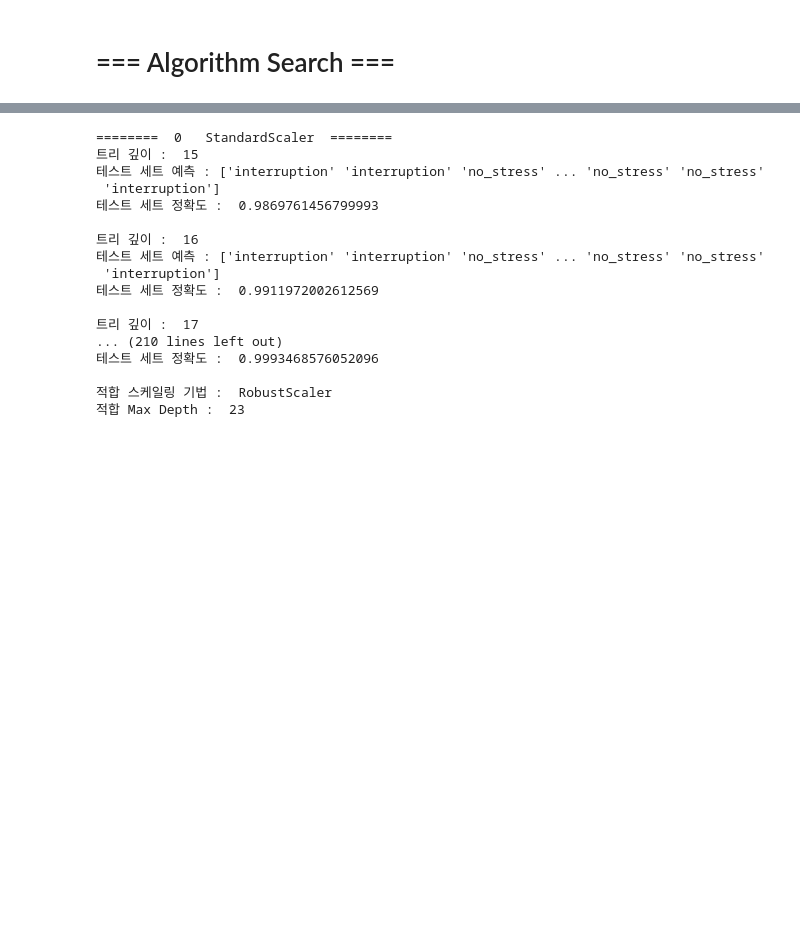
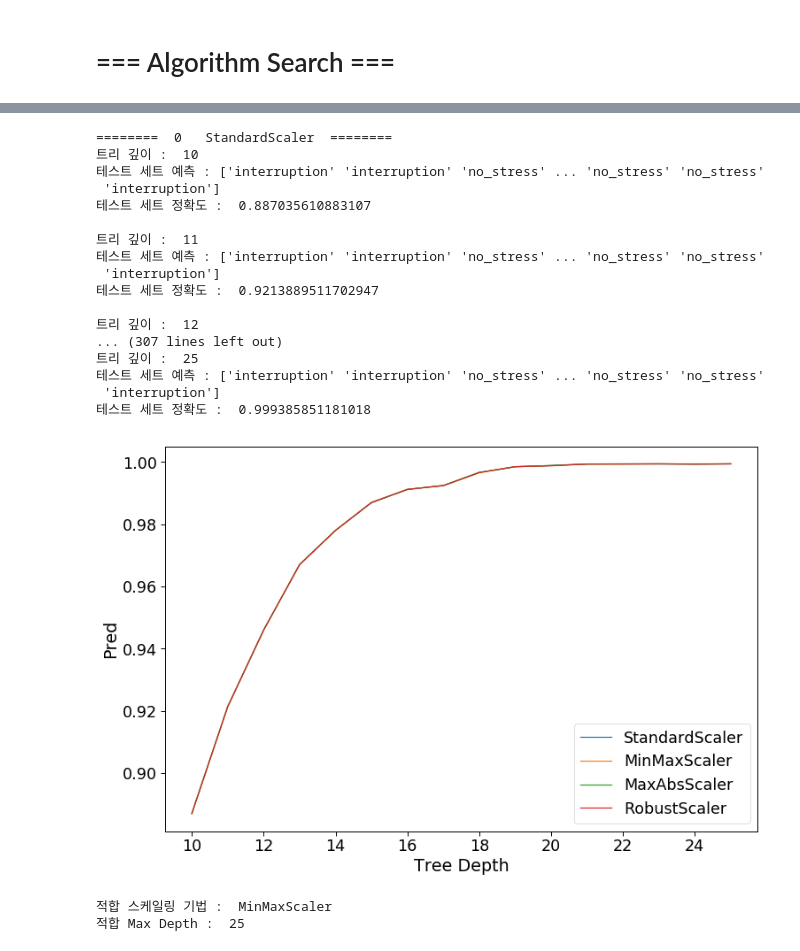
Before and after one commit to KimYaKi/JupyterBigDataExercise, a Jupyter notebook: NewBigDataProject.ipynb, the cells around one changed output, grey strips where cells are left out. Cells and saved outputs as stored; diff of their text form; code cells hidden in the pictures; blank space fills up the shorter version.

```diff
--- a/NewBigDataProject.ipynb
+++ b/NewBigDataProject.ipynb
@@ -499,53 +495,82 @@ print("적합 스케일링 기법 : ", ScalerTechnique[gb_sc])
+# %%
+# 위에서 찾아낸 스케일링 기법으로 데이터셋 설정
+x_train, x_test, y_train, y_test = train_test_split(ScalerDataSet[gb_sc], y, test_size=0.25, random_state=0)
+
+GNB = GaussianNB()
+GNB.fit(x_train, y_train)
+
+# 예측 완료된 결과 데이터 리스트
+y_pred_GB = GNB.predict(x_test)
+# 예측이 완련된 결과물을 저장
+Classifiers.append(y_pred_GB)
 # %%
 from sklearn.tree import DecisionTreeClassifier
 
 # 각 트리의 최대 예측 정확도를 담을 변수
 y_pred = 0
-
 # 가장 적합한 트리의 깊이를 저장 하고 있을 변수
 decision_tree = 0
-
 # 스케일링 번호
 tree_sc = 0
+# 스케일링 별 예측 정확도 리스트
+scalerPredList = list()
 
 for num in range(len(ScalerDataSet)):
     print("======== ",num, " ", ScalerTechnique[num], " ========")
     # 스케일 기법 별로 지도학습 실시
     x_train, x_test, y_train, y_test = train_test_split(ScalerDataSet[num], y, test_size=0.25, random_state=0)
 
-    for i in range(15, 26):
+    # 현재 스케일링의 예측 값을 저장할 리스트
+    predList = list()
+
+    for i in range(10, 26):
         DTR = DecisionTreeClassifier(max_depth = i)
         DTR.fit(x_train,y_train)
 
         new_score = DTR.score(x_test, y_test)
+        predList.append(new_score)
 
         # 결과 출력
         print("트리 깊이 : ", i)
         print("테스트 세트 예측 : {}".format(DTR.predict(x_test)))
         print("테스트 세트 정확도 : ",new_score,"\n")
 
         if(new_score > y_pred):
             y_pred = new_score
             decision_tree = i
             tree_sc = num
 
+    # 현재 스케일링 예측 정확도를 리스트로 추가
+    scalerPredList.append(predList)
+
+plt.figure(figsize=(12, 8))
+for pl in scalerPredList:
+    plt.plot(range(10, 26), pl)
+plt.xlabel("Tree Depth")
+plt.ylabel("Pred")
+plt.legend(ScalerTechnique)
+plt.show()
+
 print("적합 스케일링 기법 : ", ScalerTechnique[tree_sc])
 print("적합 Max Depth : ", decision_tree)
 # %% [output]
 ========  0   StandardScaler  ========
-트리 깊이 :  15
+트리 깊이 :  10
 테스트 세트 예측 : ['interruption' 'interruption' 'no_stress' ... 'no_stress' 'no_stress'
  'interruption']
-테스트 세트 정확도 :  0.9869761456799993
+테스트 세트 정확도 :  0.887035610883107
 
-트리 깊이 :  16
+트리 깊이 :  11
 테스트 세트 예측 : ['interruption' 'interruption' 'no_stress' ... 'no_stress' 'no_stress'
  'interruption']
-테스트 세트 정확도 :  0.9911972002612569
+테스트 세트 정확도 :  0.9213889511702947
 
-트리 깊이 :  17
-... (210 lines left out)
-테스트 세트 정확도 :  0.9993468576052096
-
-적합 스케일링 기법 :  RobustScaler
-적합 Max Depth :  23
+트리 깊이 :  12
+... (307 lines left out)
+트리 깊이 :  25
+테스트 세트 예측 : ['interruption' 'interruption' 'no_stress' ... 'no_stress' 'no_stress'
+ 'interruption']
+테스트 세트 정확도 :  0.999385851181018
+[figure, added]
+적합 스케일링 기법 :  MinMaxScaler
+적합 Max Depth :  25
```
Also changed, not shown: parts of 17 cells of this notebook.
